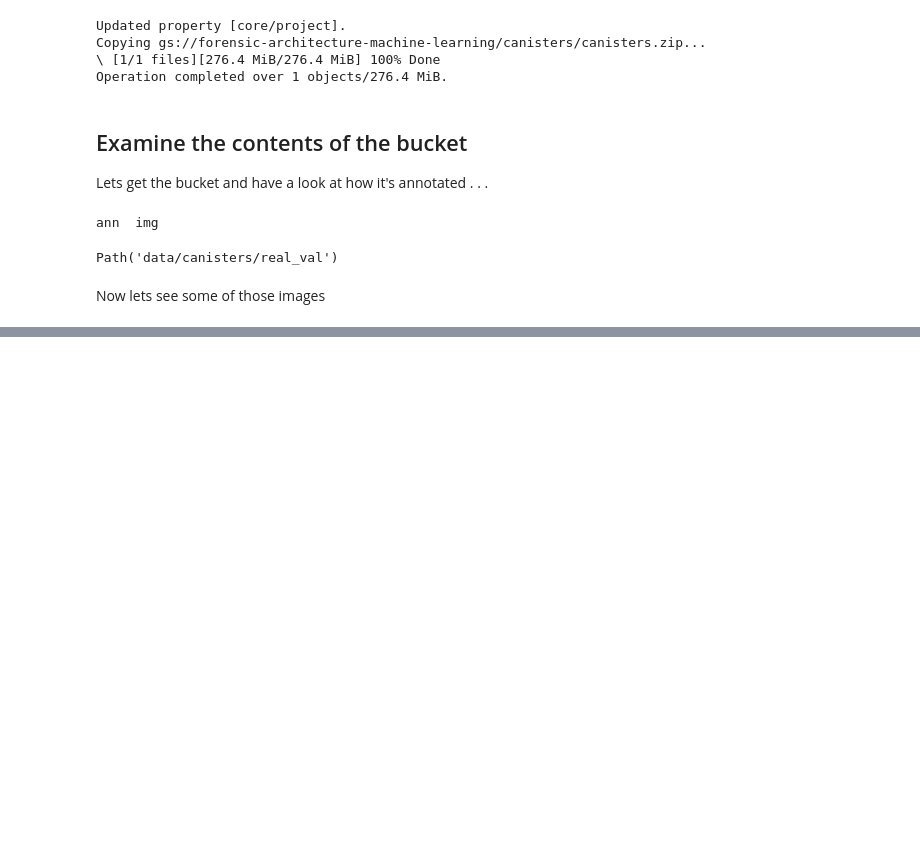
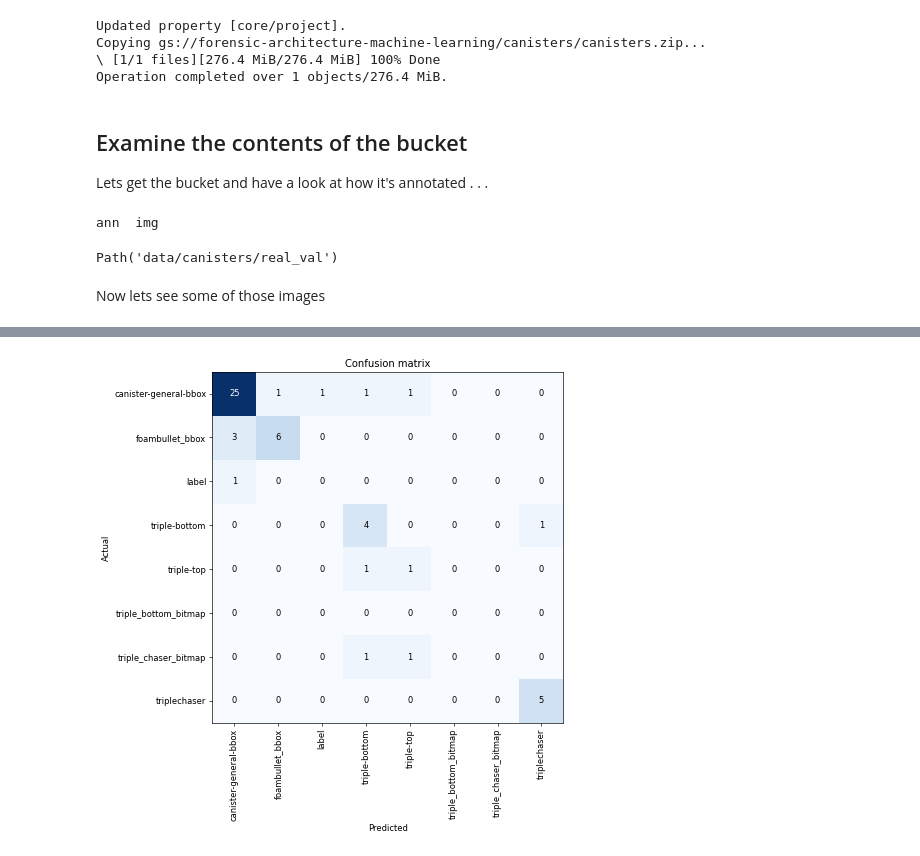
Before and after one commit to frasercrichton/fastai2-learning, a Jupyter notebook: nbs/TripleChaserFastAi.ipynb, the cells around one changed output, grey strips where cells are left out. Drawn from its saved outputs; the diff is of its cells as text; code cells hidden in the pictures; blank space fills up the shorter version.

```diff
--- a/nbs/TripleChaserFastAi.ipynb
+++ b/nbs/TripleChaserFastAi.ipynb
@@ -159,0 +200,4 @@ learn.fit_one_cycle(10)
+# %%
+interp = ClassificationInterpretation.from_learner(learn)
+interp.plot_confusion_matrix(figsize=(8,8), dpi=60)
+# %% [output]
@@ -159,0 +205 @@ learn.fit_one_cycle(10)
+[figure, added]
```
Also changed, not shown: parts of 13 cells of this notebook.
